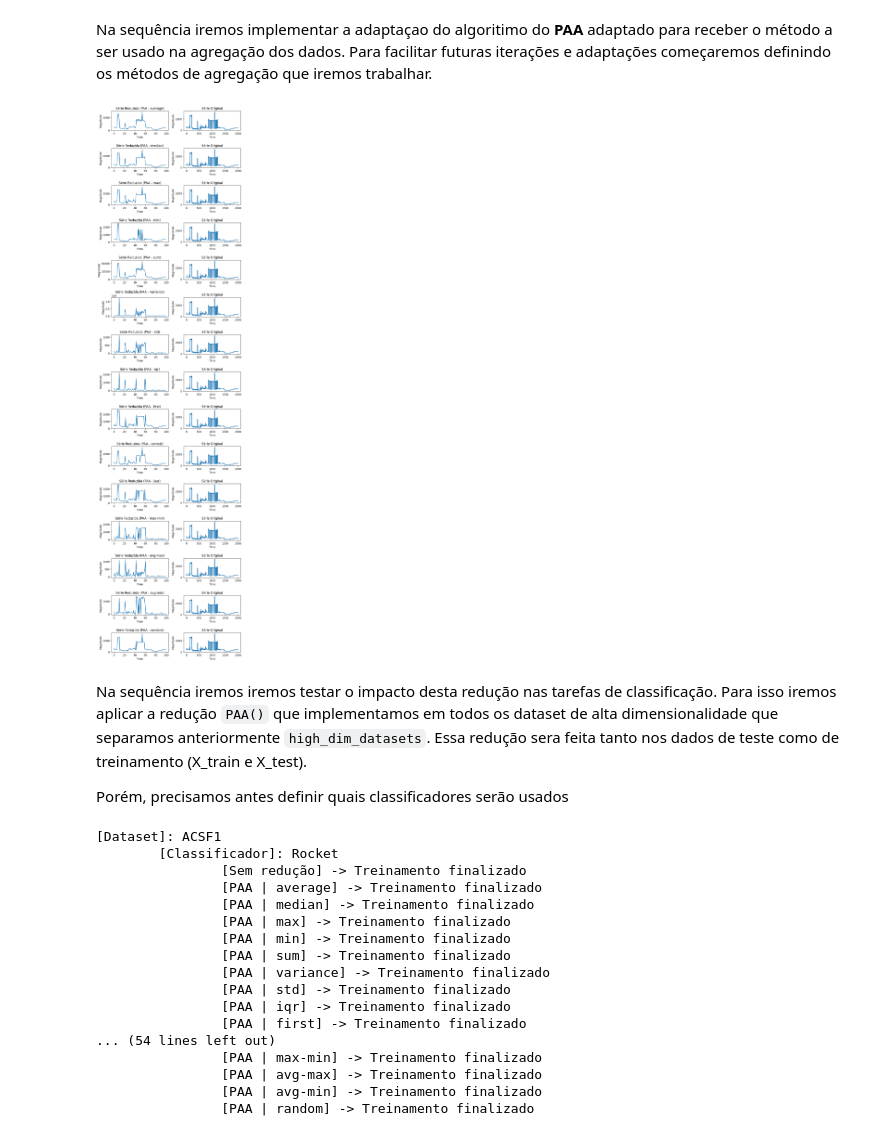
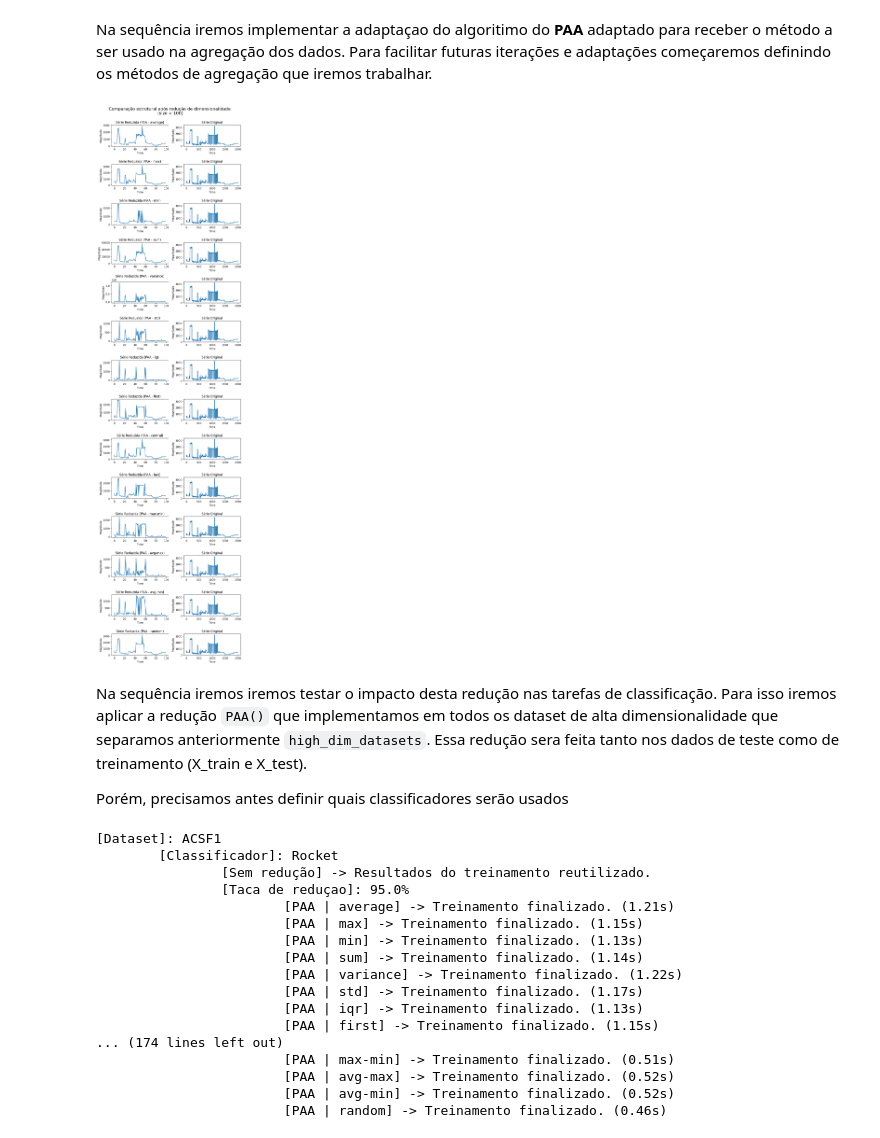
Before and after one commit to MoroFernando/time-series-dimensionality-reduction, a Jupyter notebook: main.ipynb, the cells around one changed output. Cells and saved outputs as stored; diff of their text form; code cells hidden in the pictures.

```diff
--- a/main.ipynb
+++ b/main.ipynb
@@ -125,13 +151,12 @@ Na sequência iremos implementar a adaptaçao do algoritimo do **PAA** adaptado
 # %%
 # Definimos uma lista de funções de agregação que serão aboradadas para a redução de dimensionalidade das séries temporais
 aggregations = {
-    'average': np.mean,
-    'median': np.median,
-    'max': np.max,
-    'min': np.min,
-    'sum': np.sum,
-    'variance': np.var,
-    'std': np.std,
+    'average': lambda x: np.mean(x),
+    'max': lambda x: np.max(x),
+    'min': lambda x: np.min(x),
+    'sum': lambda x: np.sum(x),
+    'variance': lambda x: np.var(x),
+    'std': lambda x: np.std(x),
     'iqr': lambda x: np.subtract(*np.percentile(x, [75, 25])),
     'first': lambda x: x[0],
     'central': lambda x: x[len(x)//2],
@@ -165,31 +190,37 @@ def PAA(s, w, agg='average'):
 # %%
 # Podemos testar o PAA com todos os métodos de agregação na instância 'serie' (idx = 34) do dataset "HouseTwenty" carregada anteriormente
 # Neste exemplo vamos aplicar uma redução para 100 pontos
-w = 100
+size = 100
 
 # Começamos criando a estrutura de plots com 2 colunas (original e reduzida) e uma linha para cada método de agregação
-fig, axes = plt.subplots(len(aggregations.keys()), 2, figsize=(8, 2*len(aggregations.keys())))
+n_rows = len(aggregations.keys())
+n_cols = 2
+serie_fig_size = (8, 30)
+
+fig, axes = plt.subplots(n_rows, n_cols, figsize=serie_fig_size)
+fig.suptitle('Comparação estrutural após redução de dimensionalidade\n (size = 100)', fontsize=16, y=1)
 
 # Iteramos sobre todos os métodos de agregação que definimos e plota os resultados da redução
 for i, method in enumerate(aggregations.keys()):
-    reduced = PAA(serie, w, agg=method)
+    reduced = PAA(serie, size, agg=method)
 
     # Plot da série reduzida
     axes[i, 0].plot(reduced)
     axes[i, 0].set_title(f'Série Reduzida (PAA - {method})')
+    axes[i, 0].plot(reduced, linestyle=':', color='tab:blue')
     axes[i, 0].set_xlabel('Time')
     axes[i, 0].set_ylabel('Magnitude')
 
     # Plot da intancia original para comparação.
     axes[i, 1].plot(serie)
     axes[i, 1].set_title('Série Original')
     axes[i, 1].set_xlabel('Time')
     axes[i, 1].set_ylabel('Magnitude')
 
 plt.tight_layout()
 plt.show()
 # %% [output]
-[figure, old version]
+[figure, new version]
 # %% [markdown]
 Na sequência iremos iremos testar o impacto desta redução nas tarefas de classificação. Para isso iremos aplicar a redução `PAA()` que implementamos em todos os dataset de alta dimensionalidade que separamos anteriormente `high_dim_datasets`. Essa redução sera feita tanto nos dados de teste como de treinamento (X_train e X_test).
 
@@ -287,23 +356,23 @@ def run_paa_tests(datasets, aggregations, classifiers, reductions):
 # Executa os testes apenas no dataset "HouseTwenty" para demonstração
 # Para executar os testes em todos os datasets com alta dimensionalidade, substitua a lista de datasets por high_dim_datasets
 # IMPORTANTE: A execução dos testes em todos os datasets com alta dimensionalidade pode levar várias horas.
-results = run_paa_tests(datasets=['ACSF1', 'HouseTwenty'], aggregations=aggregations, classifiers=classifiers)
+results = run_paa_tests(datasets=['ACSF1', 'HouseTwenty'], aggregations=aggregations, classifiers=classifiers, reduction_rates=reduction_rates)
 # %% [output]
 [Dataset]: ACSF1
         [Classificador]: Rocket
-                [Sem redução] -> Treinamento finalizado
-                [PAA | average] -> Treinamento finalizado
-                [PAA | median] -> Treinamento finalizado
-                [PAA | max] -> Treinamento finalizado
-                [PAA | min] -> Treinamento finalizado
-                [PAA | sum] -> Treinamento finalizado
-                [PAA | variance] -> Treinamento finalizado
-                [PAA | std] -> Treinamento finalizado
-                [PAA | iqr] -> Treinamento finalizado
-                [PAA | first] -> Treinamento finalizado
-... (54 lines left out)
-                [PAA | max-min] -> Treinamento finalizado
-                [PAA | avg-max] -> Treinamento finalizado
-                [PAA | avg-min] -> Treinamento finalizado
-                [PAA | random] -> Treinamento finalizado
+                [Sem redução] -> Resultados do treinamento reutilizado.
+                [Taca de reduçao]: 95.0%
+                        [PAA | average] -> Treinamento finalizado. (1.21s)
+                        [PAA | max] -> Treinamento finalizado. (1.15s)
+                        [PAA | min] -> Treinamento finalizado. (1.13s)
+                        [PAA | sum] -> Treinamento finalizado. (1.14s)
+                        [PAA | variance] -> Treinamento finalizado. (1.22s)
+                        [PAA | std] -> Treinamento finalizado. (1.17s)
+                        [PAA | iqr] -> Treinamento finalizado. (1.13s)
+                        [PAA | first] -> Treinamento finalizado. (1.15s)
+... (174 lines left out)
+                        [PAA | max-min] -> Treinamento finalizado. (0.51s)
+                        [PAA | avg-max] -> Treinamento finalizado. (0.52s)
+                        [PAA | avg-min] -> Treinamento finalizado. (0.52s)
+                        [PAA | random] -> Treinamento finalizado. (0.46s)
 # %%
```
Also changed, not shown: parts of 11 cells of this notebook, 3 other files.
